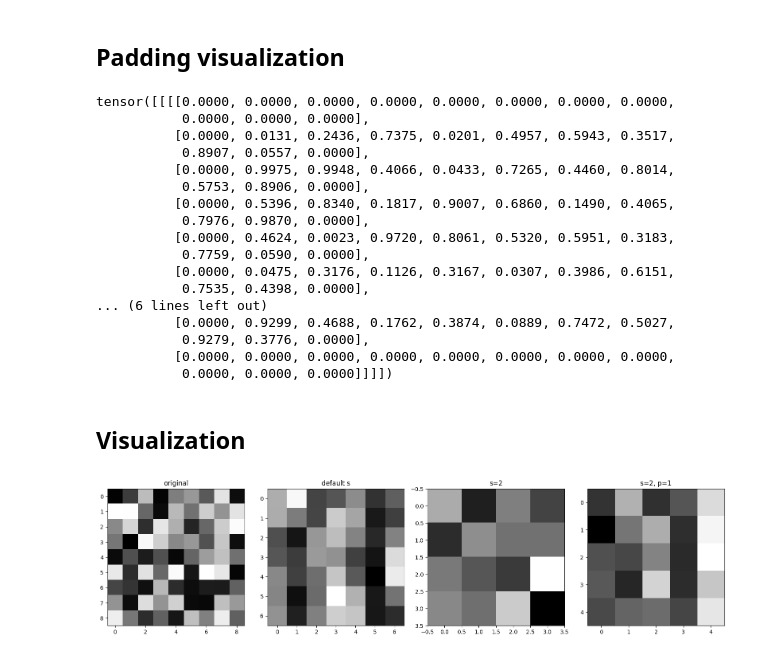
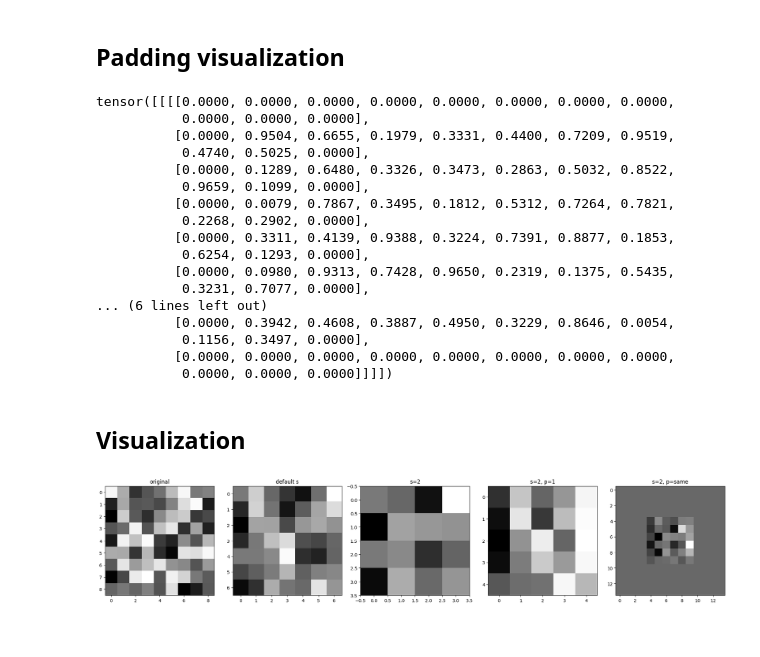
Before and after one commit to IvanOsiichuk/AI-fundamentals, a Jupyter notebook: cnn/CNN_basics.ipynb, the cells around one changed output. Drawn from its saved outputs; the diff is of its cells as text; code cells hidden in the pictures.

Commit message:
Add padding=same to CNN basics

```diff
--- a/cnn/CNN_basics.ipynb
+++ b/cnn/CNN_basics.ipynb
@@ -17,8 +19,8 @@ bias = 0.0
 
 each value is within the range of 0-1
 # %%
-matrix_order = 9
-image = torch.rand(1, 1, matrix_order, matrix_order)
+input_order = 9
+image = torch.rand(1, 1, input_order, input_order)
 
 print(image)
 # %% [output]
@@ -118,0 +136,11 @@ tensor([[[[-1.4820,  1.3984, -1.5509, -0.7221,  2.3567],
+# %%
+f = 3
+s = 2
+padding_same_stride2 = input_order * (s - 1) + f - s
+
+cnn_stride2_padding_same = nn.Conv2d(in_channels=1, out_channels=1, kernel_size=f, stride=s, padding=padding_same_stride2)
+cnn_stride2_padding_same.state_dict()["weight"][0][0] = sobel_filter
+cnn_stride2_padding_same.state_dict()["bias"][0] = 0.0
+
+z_stride2_padding_same = cnn_stride2_padding_same(image)
+print(z_stride2_padding_same)
@@ -126,19 +172,19 @@ print(padded_image)
 # %% [output]
 tensor([[[[0.0000, 0.0000, 0.0000, 0.0000, 0.0000, 0.0000, 0.0000, 0.0000,
            0.0000, 0.0000, 0.0000],
-          [0.0000, 0.0131, 0.2436, 0.7375, 0.0201, 0.4957, 0.5943, 0.3517,
-           0.8907, 0.0557, 0.0000],
-          [0.0000, 0.9975, 0.9948, 0.4066, 0.0433, 0.7265, 0.4460, 0.8014,
-           0.5753, 0.8906, 0.0000],
-          [0.0000, 0.5396, 0.8340, 0.1817, 0.9007, 0.6860, 0.1490, 0.4065,
-           0.7976, 0.9870, 0.0000],
-          [0.0000, 0.4624, 0.0023, 0.9720, 0.8061, 0.5320, 0.5951, 0.3183,
-           0.7759, 0.0590, 0.0000],
-          [0.0000, 0.0475, 0.3176, 0.1126, 0.3167, 0.0307, 0.3986, 0.6151,
-           0.7535, 0.4398, 0.0000],
+          [0.0000, 0.9504, 0.6655, 0.1979, 0.3331, 0.4400, 0.7209, 0.9519,
+           0.4740, 0.5025, 0.0000],
+          [0.0000, 0.1289, 0.6480, 0.3326, 0.3473, 0.2863, 0.5032, 0.8522,
+           0.9659, 0.1099, 0.0000],
+          [0.0000, 0.0079, 0.7867, 0.3495, 0.1812, 0.5312, 0.7264, 0.7821,
+           0.2268, 0.2902, 0.0000],
+          [0.0000, 0.3311, 0.4139, 0.9388, 0.3224, 0.7391, 0.8877, 0.1853,
+           0.6254, 0.1293, 0.0000],
+          [0.0000, 0.0980, 0.9313, 0.7428, 0.9650, 0.2319, 0.1375, 0.5435,
+           0.3231, 0.7077, 0.0000],
 ... (6 lines left out)
-          [0.0000, 0.9299, 0.4688, 0.1762, 0.3874, 0.0889, 0.7472, 0.5027,
-           0.9279, 0.3776, 0.0000],
+          [0.0000, 0.3942, 0.4608, 0.3887, 0.4950, 0.3229, 0.8646, 0.0054,
+           0.1156, 0.3497, 0.0000],
           [0.0000, 0.0000, 0.0000, 0.0000, 0.0000, 0.0000, 0.0000, 0.0000,
            0.0000, 0.0000, 0.0000]]]])
 # %% [markdown]
@@ -146,21 +192,21 @@ tensor([[[[0.0000, 0.0000, 0.0000, 0.0000, 0.0000, 0.0000, 0.0000, 0.0000,
 # %%
 from matplotlib import pyplot as plt
 
-images = [image, z, z_stride2, z_stride2_padding1]
-labels = ["original", "default s", "s=2", "s=2, p=1"]
+images = [image, z, z_stride2, z_stride2_padding1, z_stride2_padding_same]
+labels = ["original", "default s", "s=2", "s=2, p=1", "s=2, p=same"]
 
 n = len(images)
 fig, axes = plt.subplots(1, n, figsize=(4 * n, 4))
 
 na_stride2 = z.squeeze().detach().numpy()
 plt.imshow(na_stride2, cmap="gray")
 
 for ax, i, l in zip(axes, images, labels):
     img_np = i.squeeze().detach().numpy()
     ax.imshow(img_np, cmap="gray")
     ax.set_title(l)
 
 plt.tight_layout()
 plt.show()
 # %% [output]
-[figure, old version]
+[figure, new version]
```
Also changed, not shown: parts of 7 cells of this notebook.
